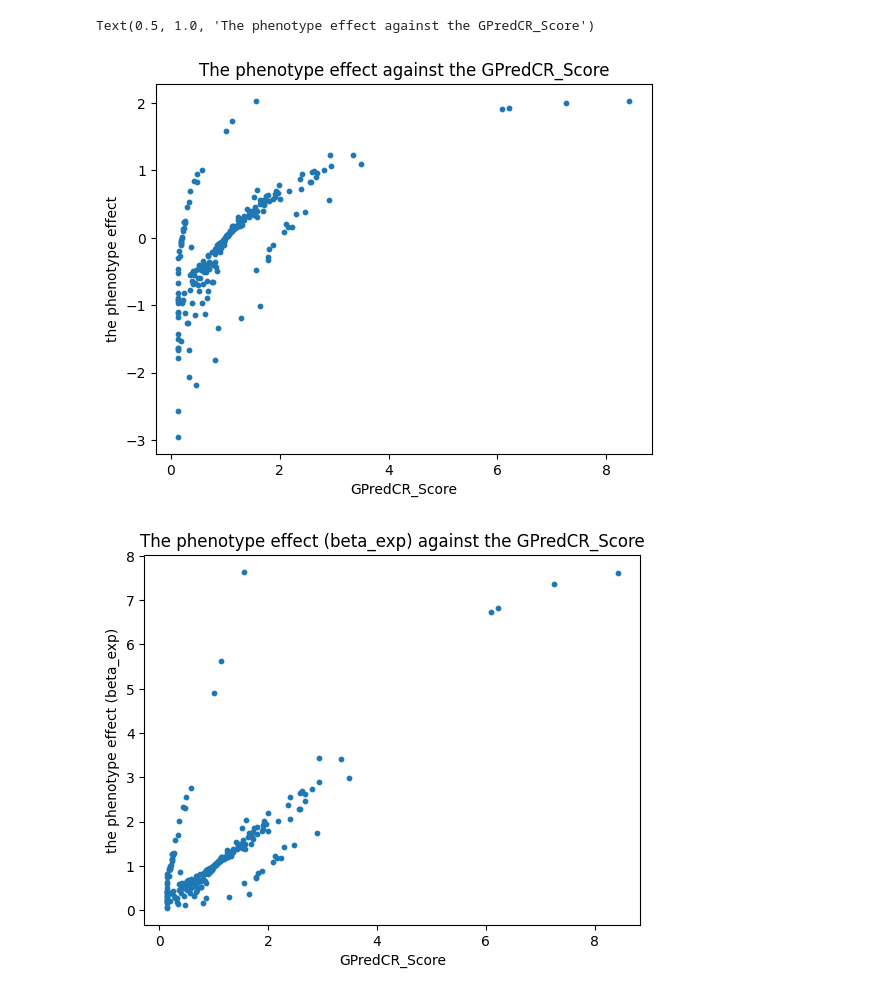
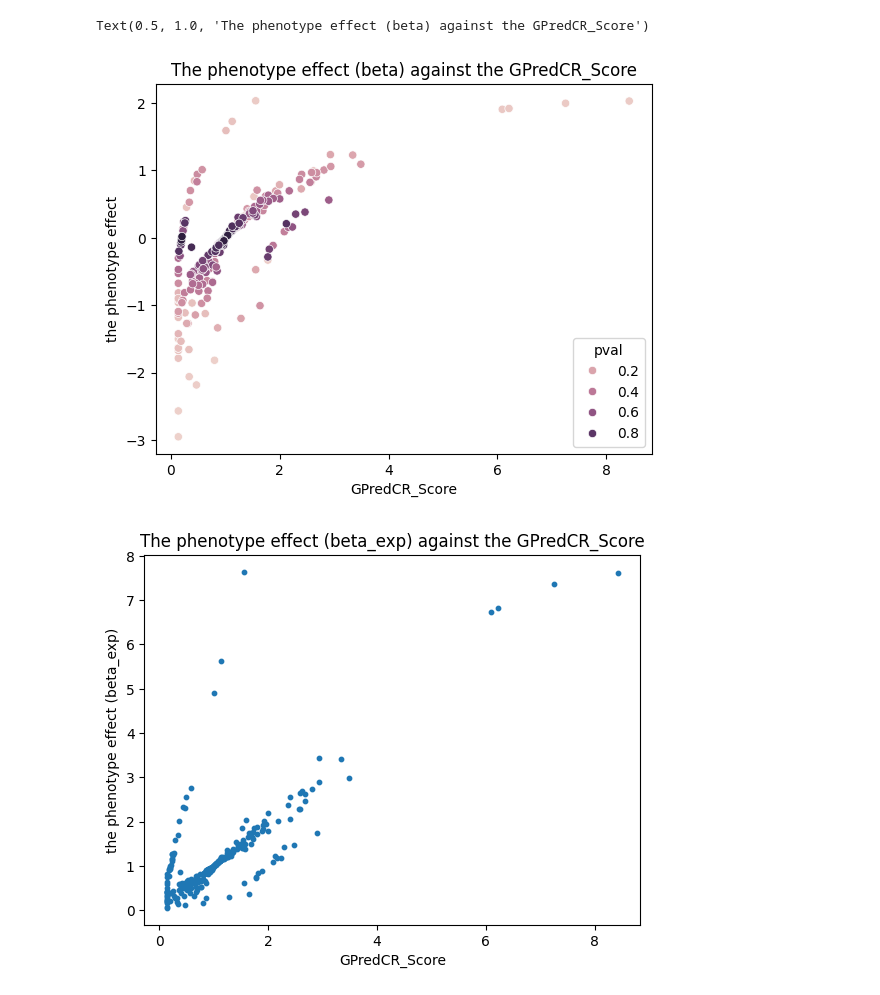
Before and after one commit to spicadust/take-home-xs, a Jupyter notebook: xinlu_shi/analysis.ipynb, the cells around one changed output. Saved outputs shown, nothing was run; the diff lists cells and outputs as text; code cells hidden in the pictures.

```diff
--- a/xinlu_shi/analysis.ipynb
+++ b/xinlu_shi/analysis.ipynb
@@ -27,12 +21,12 @@ merged_df = pd.merge(genebass_df, gpred_df[['variant_id', 'GPredCR_Score']], on=
 # %%
-# Plot the phenotype effect (beta) against the score with legend
-plt.scatter(merged_df['GPredCR_Score'], merged_df['beta'], s=10)
+# plot the data points and color the points by pval
+sns.scatterplot(data=merged_df, x='GPredCR_Score', y='beta', hue='pval')
 plt.xlabel('GPredCR_Score')
 plt.ylabel('the phenotype effect')
-plt.title('The phenotype effect against the GPredCR_Score')
+plt.title('The phenotype effect (beta) against the GPredCR_Score')
 # %% [output]
-Text(0.5, 1.0, 'The phenotype effect against the GPredCR_Score')
+Text(0.5, 1.0, 'The phenotype effect (beta) against the GPredCR_Score')
-[figure, old version]
+[figure, new version]
 # %%
 merged_df['beta_exp'] = np.exp(merged_df['beta'])
 
```
Also changed, not shown: parts of 19 cells of this notebook, 10 other files.
